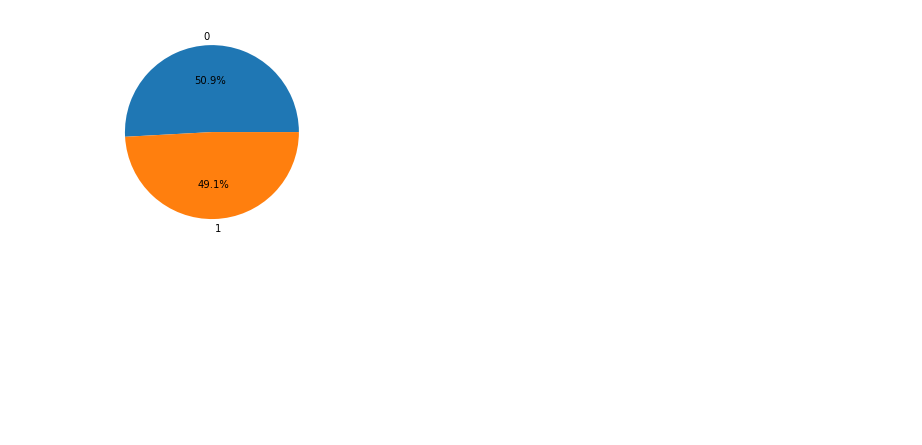
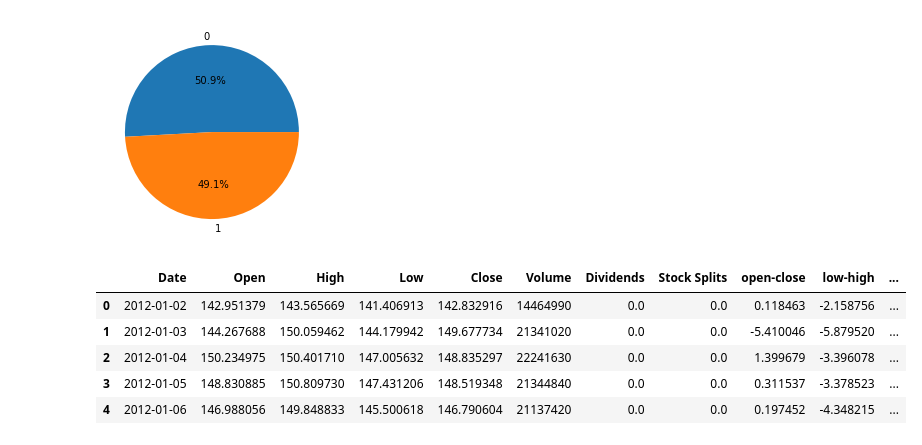
Before and after one commit to chaitsugale/chaits_ml_project, a Jupyter notebook: notebook/data/transformation.ipynb, the cells around one changed output. Drawn from its saved outputs; the diff is of its cells as text; code cells hidden in the pictures; blank space fills up the shorter version.

```diff
--- a/notebook/data/transformation.ipynb
+++ b/notebook/data/transformation.ipynb
@@ -76,3 +70,19 @@ plt.pie(df['target'].value_counts().values,
 plt.show()
 # %% [output]
 [figure]
+# %%
+
+splitted = df['Date'].str.split('-', expand=True)
+
+df['day'] = splitted[1].astype('int')
+df['month'] = splitted[0].astype('int')
+df['year'] = splitted[2].astype('int')
+
+df.head()
+# %% [output]
+|  | Date | Open | High | Low | Close | Volume | Dividends | Stock Splits | open-close | low-high | ... |
+| 0 | 2012-01-02 | 142.951379 | 143.565669 | 141.406913 | 142.832916 | 14464990 | 0.0 | 0.0 | 0.118463 | -2.158756 | ... |
+| 1 | 2012-01-03 | 144.267688 | 150.059462 | 144.179942 | 149.677734 | 21341020 | 0.0 | 0.0 | -5.410046 | -5.879520 | ... |
+| 2 | 2012-01-04 | 150.234975 | 150.401710 | 147.005632 | 148.835297 | 22241630 | 0.0 | 0.0 | 1.399679 | -3.396078 | ... |
+| 3 | 2012-01-05 | 148.830885 | 150.809730 | 147.431206 | 148.519348 | 21344840 | 0.0 | 0.0 | 0.311537 | -3.378523 | ... |
+| 4 | 2012-01-06 | 146.988056 | 149.848833 | 145.500618 | 146.790604 | 21137420 | 0.0 | 0.0 | 0.197452 | -4.348215 | ... |
```
Also changed, not shown: parts of 17 cells of this notebook, 11 other files.
